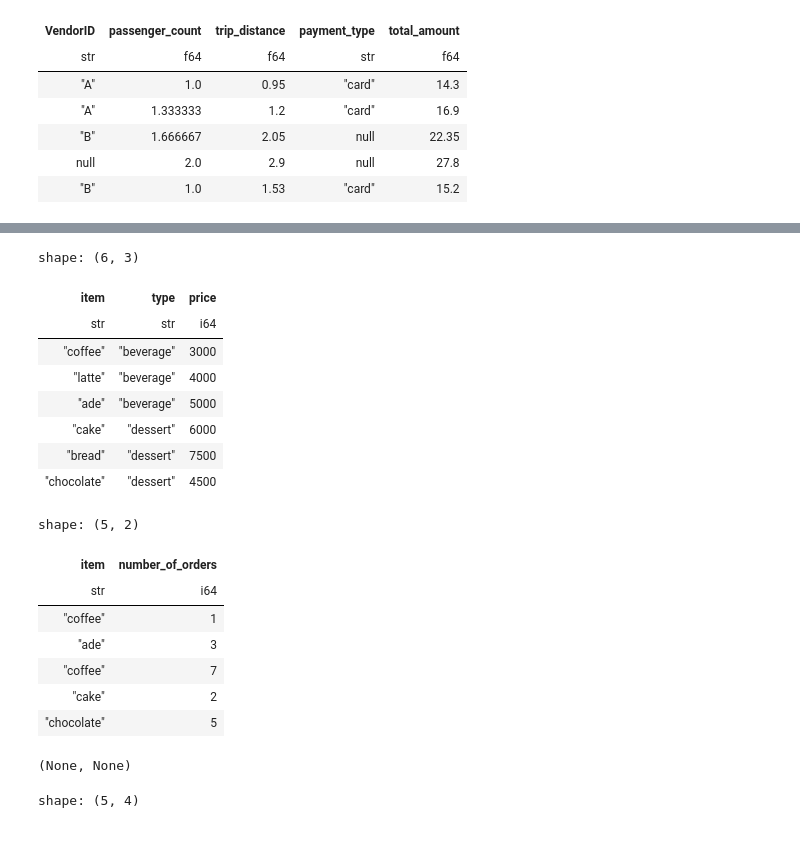
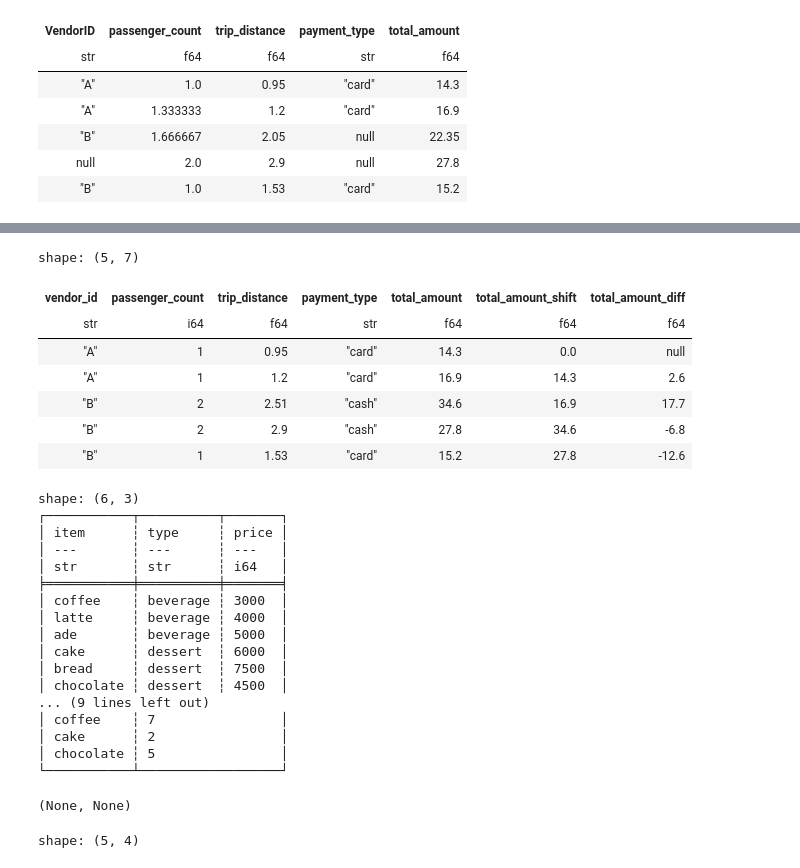
Before and after one commit to iop2000win/Basic, a Jupyter notebook: Polars___Basic.ipynb, the cells around one changed output, grey strips where cells are left out. Saved outputs shown, nothing was run; the diff lists cells and outputs as text; code cells hidden in the pictures; blank space fills up the shorter version.

Commit message:
Update files - shift code update

```diff
--- a/Polars___Basic.ipynb
+++ b/Polars___Basic.ipynb
@@ -502,3 +594,18 @@ shape: (5, 5)
+# %%
+pl_df.with_columns(
+                    pl.col('total_amount').shift(fill_value=0).alias('total_amount_shift'),
+                    pl.col('total_amount').diff(n = 1).alias('total_amount_diff'),
+
+)
+# %% [output]
+shape: (5, 7)
+| vendor_id | passenger_count | trip_distance | payment_type | total_amount | total_amount_shift | total_amount_diff |
+| str | i64 | f64 | str | f64 | f64 | f64 |
+| "A" | 1 | 0.95 | "card" | 14.3 | 0.0 | null |
+| "A" | 1 | 1.2 | "card" | 16.9 | 14.3 | 2.6 |
+| "B" | 2 | 2.51 | "cash" | 34.6 | 16.9 | 17.7 |
+| "B" | 2 | 2.9 | "cash" | 27.8 | 34.6 | -6.8 |
+| "B" | 1 | 1.53 | "card" | 15.2 | 27.8 | -12.6 |
 # %%
 # join
 # pandas
@@ -523,24 +645,24 @@ orders = pl.from_pandas(pd_orders)
 # %%
-display(menu), display(orders)
+print(menu), print(orders)
 # %% [output]
 shape: (6, 3)
+┌───────────┬──────────┬───────┐
+│ item      ┆ type     ┆ price │
+│ ---       ┆ ---      ┆ ---   │
+│ str       ┆ str      ┆ i64   │
+╞═══════════╪══════════╪═══════╡
+│ coffee    ┆ beverage ┆ 3000  │
+│ latte     ┆ beverage ┆ 4000  │
+│ ade       ┆ beverage ┆ 5000  │
+│ cake      ┆ dessert  ┆ 6000  │
+│ bread     ┆ dessert  ┆ 7500  │
+│ chocolate ┆ dessert  ┆ 4500  │
+... (9 lines left out)
+│ coffee    ┆ 7                │
+│ cake      ┆ 2                │
+│ chocolate ┆ 5                │
+└───────────┴──────────────────┘
-| item | type | price |
-| str | str | i64 |
-| "coffee" | "beverage" | 3000 |
-| "latte" | "beverage" | 4000 |
-| "ade" | "beverage" | 5000 |
-| "cake" | "dessert" | 6000 |
-| "bread" | "dessert" | 7500 |
-| "chocolate" | "dessert" | 4500 |
-shape: (5, 2)
+(None, None)
-| item | number_of_orders |
-| str | i64 |
-| "coffee" | 1 |
-| "ade" | 3 |
-| "coffee" | 7 |
-| "cake" | 2 |
-| "chocolate" | 5 |
-(None, None)
 # %%
 menu.join(orders,
           on = ['item'],
```
Also changed, not shown: parts of 29 cells of this notebook, 1 other file.
